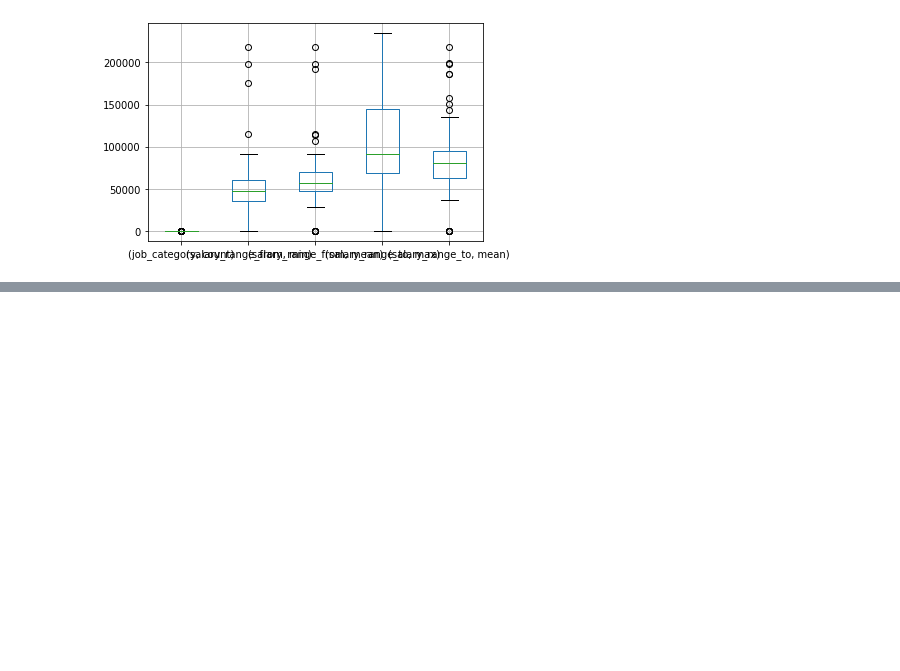
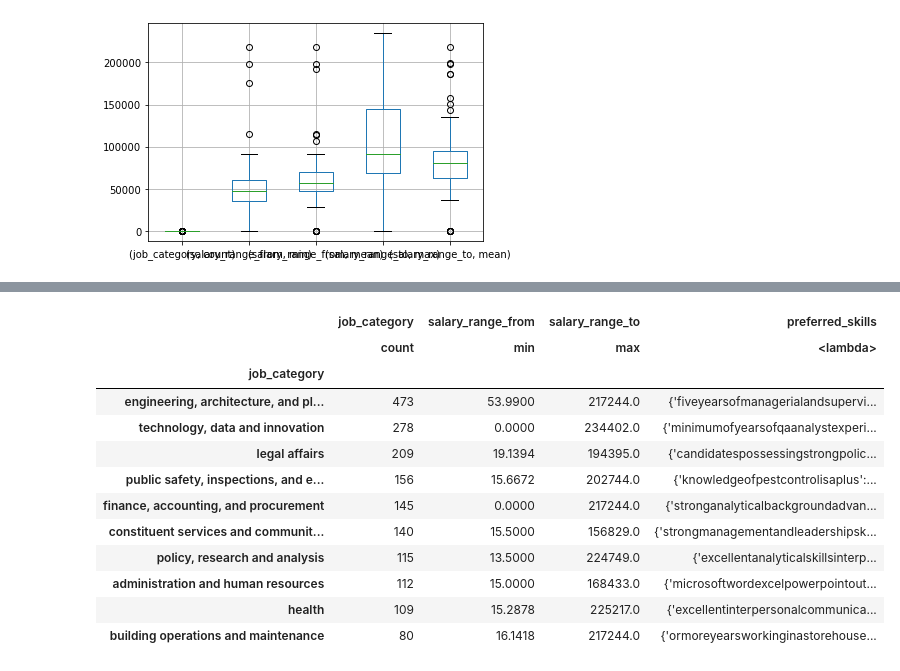
Before and after one commit to rvirjn/IDS_GROUP020, a Jupyter notebook: salary.ipynb, the cells around one changed output, grey strips where cells are left out. Cells and saved outputs as stored; diff of their text form; code cells hidden in the pictures; blank space fills up the shorter version.

Commit message:
update function clean

```diff
--- a/salary.ipynb
+++ b/salary.ipynb
@@ -260,0 +254,21 @@ data_req.groupby('job_category').head(10).plot(x="job_category", y="experience",
+# %%
+def clean(word):
+    return ''.join(letter for letter in word.lower() if 'a' <= letter <= 'z')
+data_req.groupby('job_category').agg({'job_category':'count', 'salary_range_from': ['min'],
+                                      'salary_range_to': ['max'],
+                                      'preferred_skills': (lambda document: Counter([word for word in map(clean, document.str.lower()) if word]))})\
+.sort_values(by = [('job_category', 'count')], ascending=False).head(10)
+# %% [output]
+|  | job_category | salary_range_from | salary_range_to | preferred_skills |
+|  | count | min | max | <lambda> |
+| job_category |  |  |  |  |
+| engineering, architecture, and pl... | 473 | 53.9900 | 217244.0 | {'fiveyearsofmanagerialandsupervi... |
+| technology, data and innovation | 278 | 0.0000 | 234402.0 | {'minimumofyearsofqaanalystexperi... |
+| legal affairs | 209 | 19.1394 | 194395.0 | {'candidatespossessingstrongpolic... |
+| public safety, inspections, and e... | 156 | 15.6672 | 202744.0 | {'knowledgeofpestcontrolisaplus':... |
+| finance, accounting, and procurement | 145 | 0.0000 | 217244.0 | {'stronganalyticalbackgroundadvan... |
+| constituent services and communit... | 140 | 15.5000 | 156829.0 | {'strongmanagementandleadershipsk... |
+| policy, research and analysis | 115 | 13.5000 | 224749.0 | {'excellentanalyticalskillsinterp... |
+| administration and human resources | 112 | 15.0000 | 168433.0 | {'microsoftwordexcelpowerpointout... |
+| health | 109 | 15.2878 | 225217.0 | {'excellentinterpersonalcommunica... |
+| building operations and maintenance | 80 | 16.1418 | 217244.0 | {'ormoreyearsworkinginastorehouse... |
```
Also changed, not shown: parts of 7 cells of this notebook.
